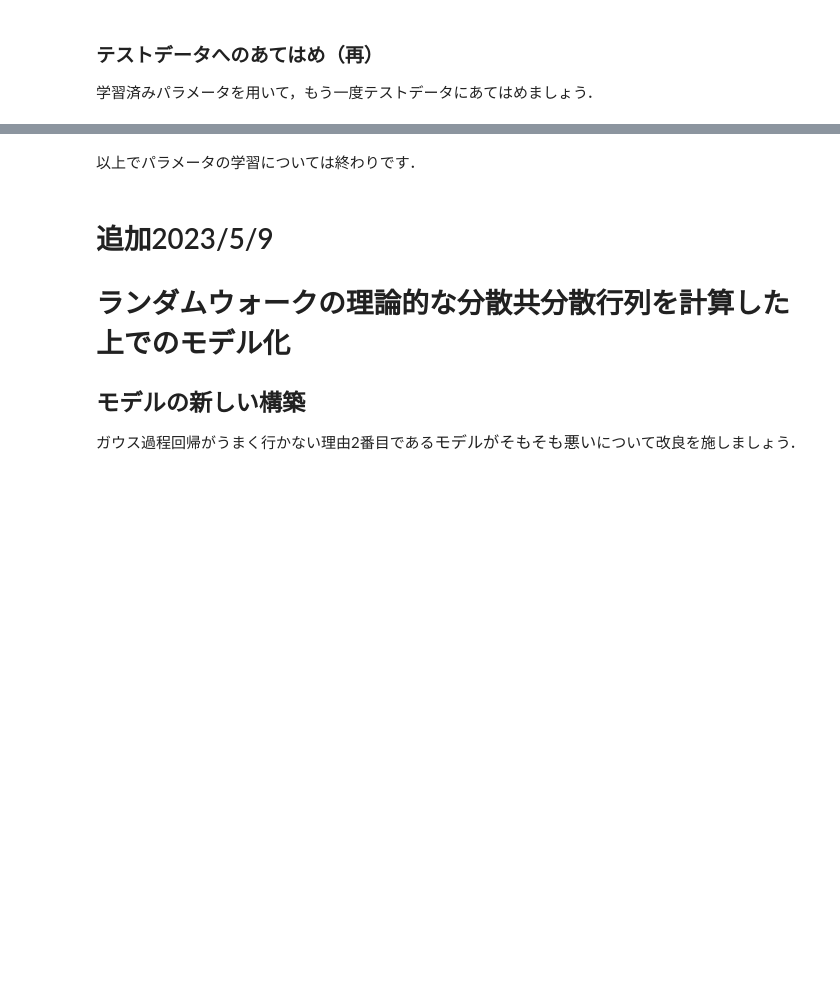
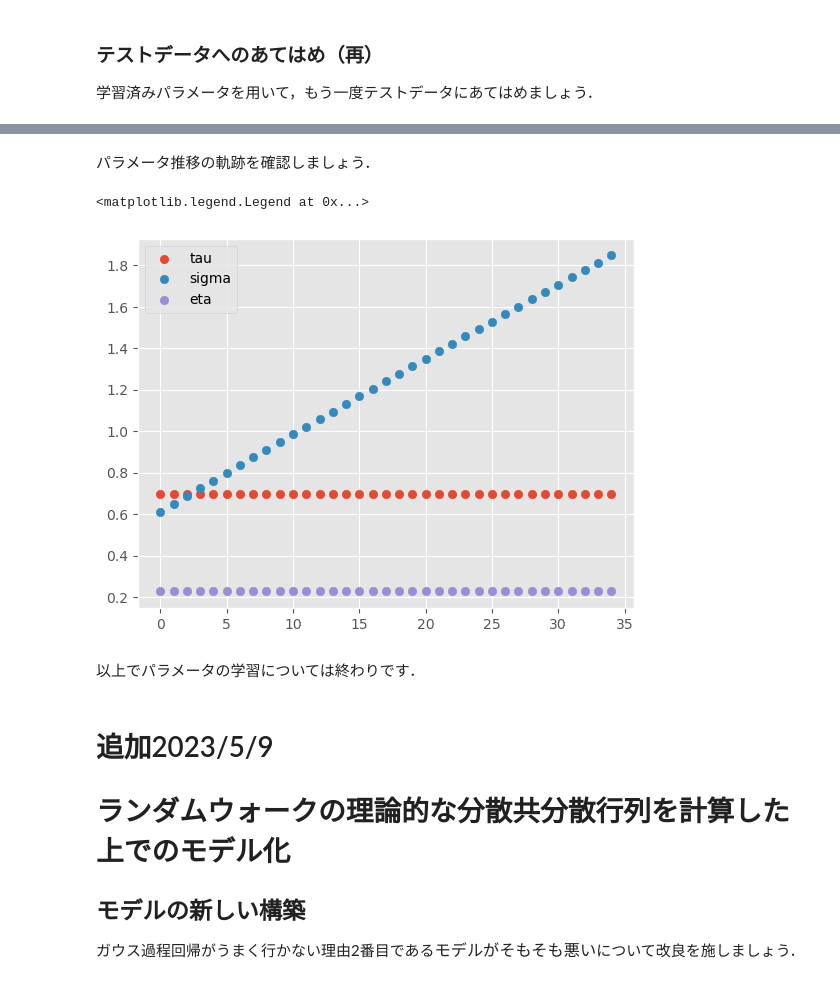
Before and after one commit to LABO-M/Gaussian_process, a Jupyter notebook: Gaussian_Process.ipynb, the cells around one changed output, grey strips where cells are left out. Saved outputs shown, nothing was run; the diff lists cells and outputs as text; code cells hidden in the pictures; blank space fills up the shorter version.

```diff
--- a/Gaussian_Process.ipynb
+++ b/Gaussian_Process.ipynb
@@ -1704,3 +1750,14 @@ Gaussian_result(X_train , y_train , X_test , y_test , mu , var )
+# %% [markdown]
+パラメータ推移の軌跡を確認しましょう．
+# %%
+l  = len(X_cross)
+plt.scatter(range(l) , tau_history , label = "tau")
+plt.scatter(range(l) , sigma_history , label = "sigma")
+plt.scatter(range(l) , eta_history , label = "eta")
+plt.legend()
+# %% [output]
+<matplotlib.legend.Legend at 0x...>
+[figure, added]
 # %% [markdown]
 以上でパラメータの学習については終わりです．
 # %% [markdown]
```
Also changed, not shown: parts of 40 cells of this notebook, 2 other files.
